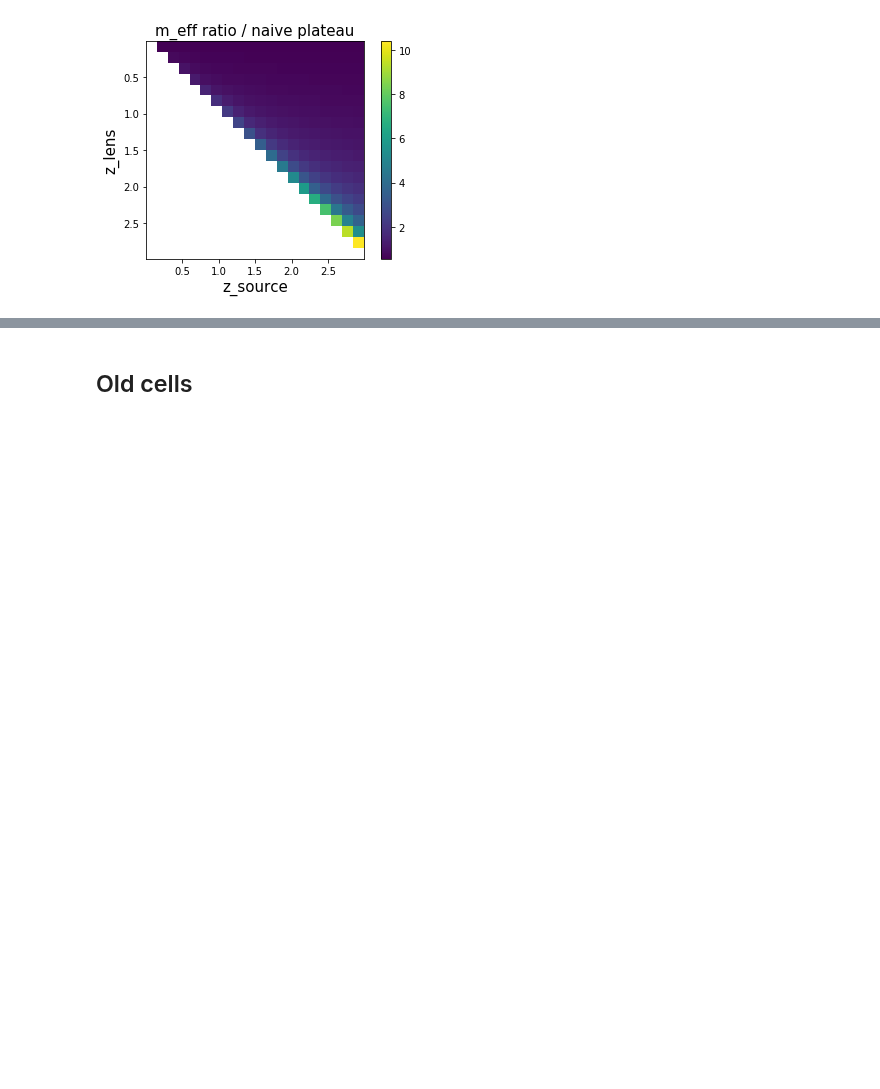
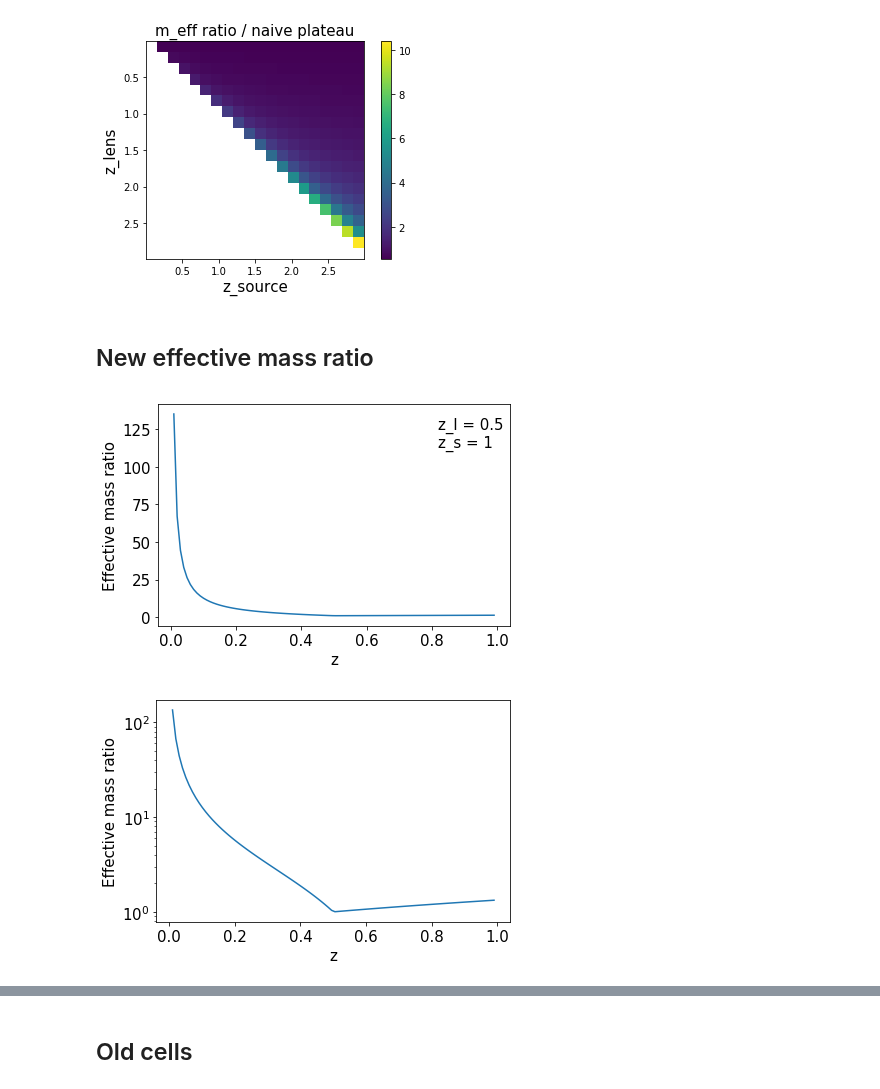
Before and after one commit to acagansengul/interlopers, a Jupyter notebook: plateau.ipynb, the cells around one changed output, grey strips where cells are left out. Saved outputs shown, nothing was run; the diff lists cells and outputs as text; code cells hidden in the pictures; blank space fills up the shorter version.

Commit message:
try out new meff function

```diff
--- a/plateau.ipynb
+++ b/plateau.ipynb
@@ -404,3 +389,45 @@ plt.title('m_eff ratio / naive plateau', size=15)
 plt.savefig('imgs/feb29_meffnomeff.png')
 # %% [output]
 [figure]
+# %% [markdown]
+## New effective mass ratio
+# %%
+from helpers import ADD
+def meff_ratio_new(zi,zl,zs):
+    Dl = ADD(0.,zl)
+    Di = ADD(0.,zi)
+    Ds = ADD(0.,zs)
+    Dls = ADD(zl,zs)
+    Dis = ADD(zi,zs)
+    if zi < zl:
+        Dil = ADD(zi,zl)
+        return (((Dl/Di))*(Dis/Dls))*(1.+((Dil*Ds)/(Dis*Dl)))
+    if zi >= zl:
+        Dli = ADD(zl,zi)
+        return ((Dl/Di))*(Dis/Dls)*(1./(1.-((Dli*Ds)/(Dls*Di))))
+# %%
+z_l_temp = .5
+z_s_temp = 1
+
+fig = plt.figure()
+z_vals = np.linspace(0,z_s_temp,100)
+meff_vals = np.array([meff_ratio_new(z, z_l_temp, z_s_temp) for z in z_vals])
+plt.plot(z_vals, meff_vals)
+plt.xlabel('z',fontsize=15)
+plt.ylabel('Effective mass ratio',fontsize=15)
+plt.gca().tick_params(labelsize=15)
+fig.text(.8,.8,'z_l = {}\nz_s = {}'.format(z_l_temp, z_s_temp),size=15)
+plt.tight_layout()
+plt.show()
+
+plt.plot(z_vals, meff_vals)
+plt.gca().set_yscale('log')
+plt.xlabel('z',fontsize=15)
+plt.ylabel('Effective mass ratio',fontsize=15)
+plt.gca().tick_params(labelsize=15)
+fig.text(.8,.8,'z_l = {}\nz_s = {}'.format(z_l_temp, z_s_temp),size=15)
+plt.tight_layout()
+plt.show()
+# %% [output]
+[figure, added]
+[figure, added]
```
Also changed, not shown: parts of 14 cells of this notebook.
